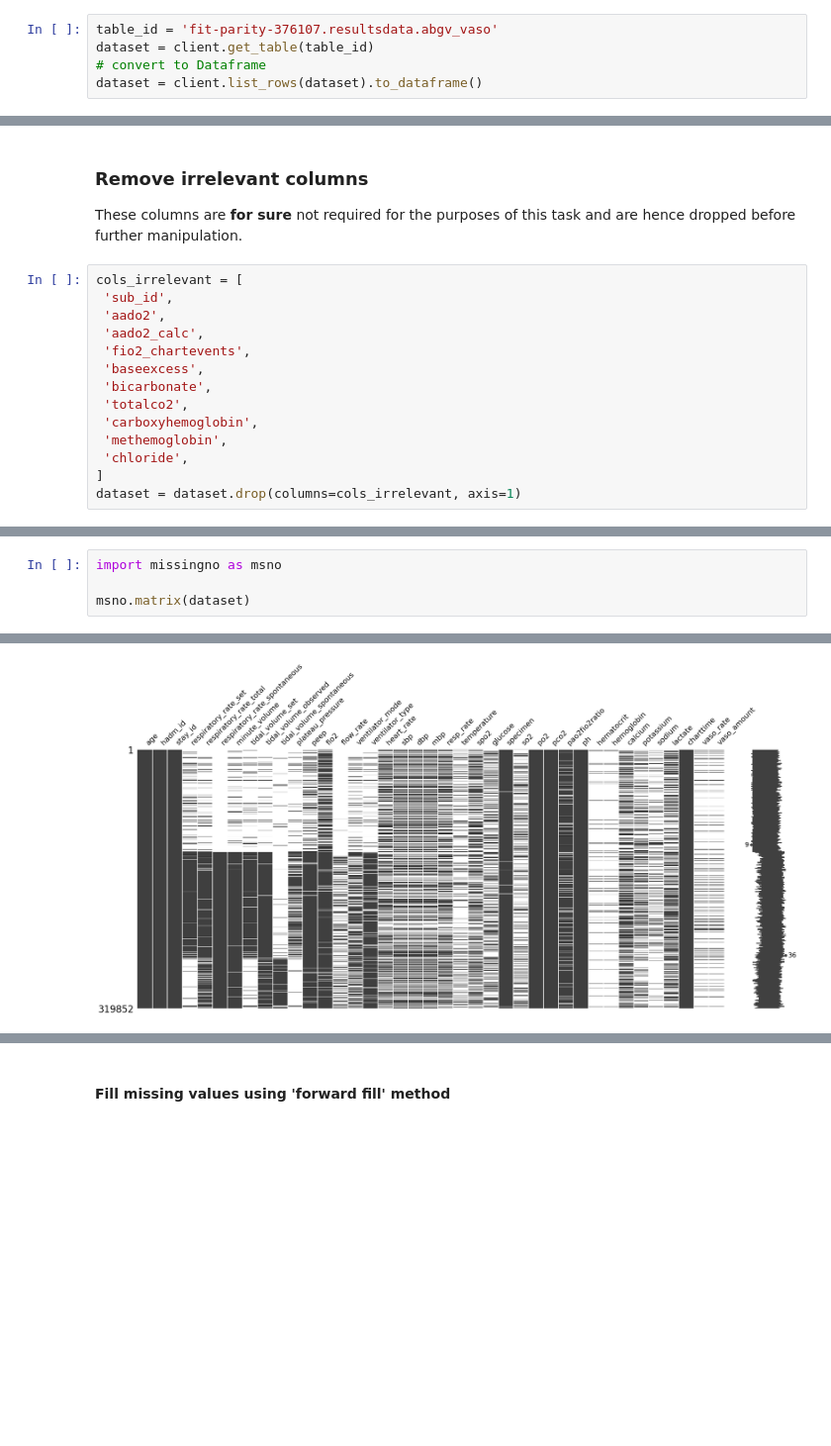
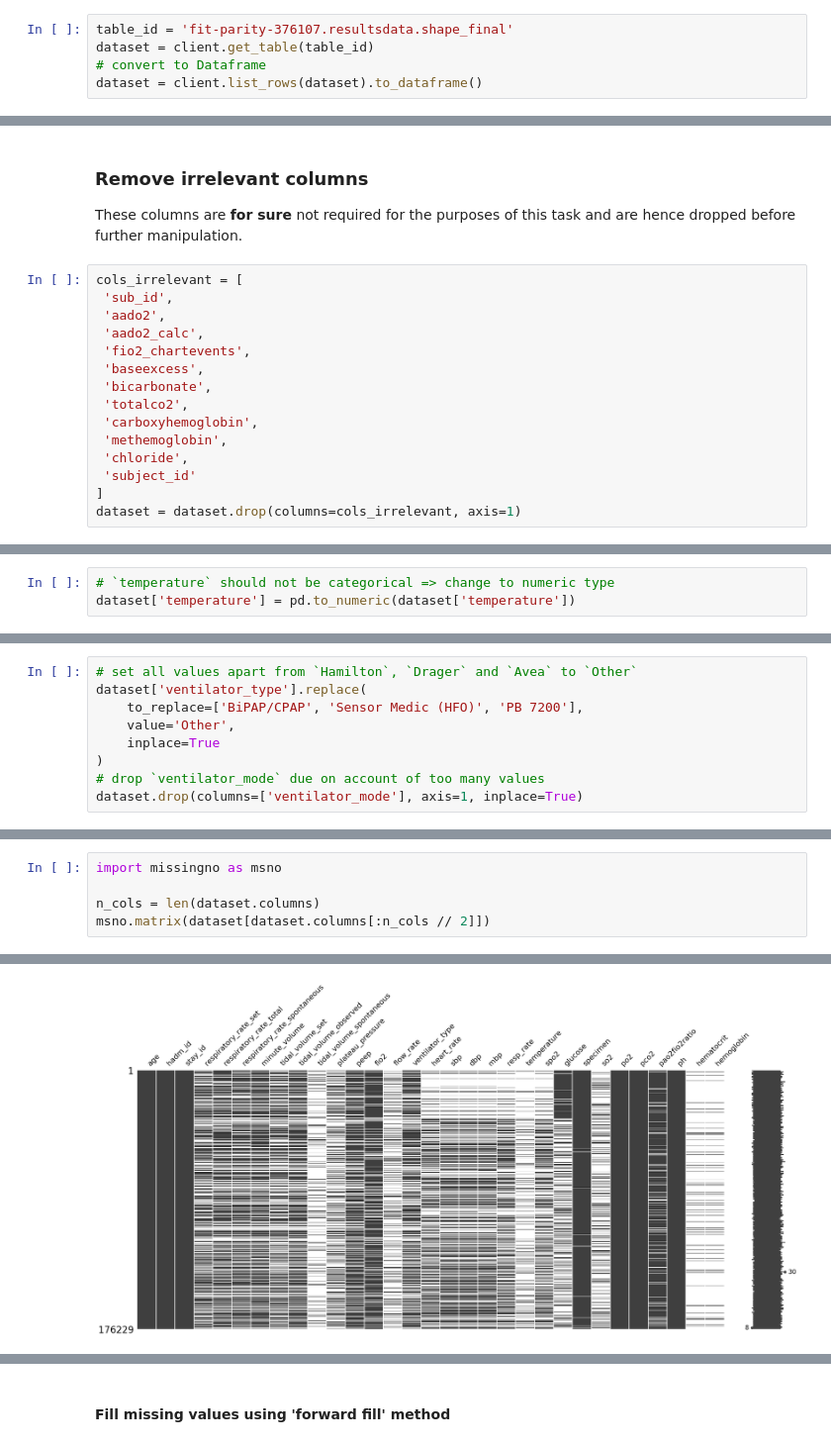
Before and after one commit to gokullan/early-ARDS-prediction, a Jupyter notebook: Early_Prediction_of_ARDS.ipynb, the cells around one changed output, grey strips where cells are left out. Shown at 99% size. Cells and saved outputs as stored; diff of their text form; blank space fills up the shorter version.

```diff
--- a/Early_Prediction_of_ARDS.ipynb
+++ b/Early_Prediction_of_ARDS.ipynb
@@ -14,7 +14,7 @@ auth.authenticate_user()
 # %% [markdown]
 ## Load data from BigQuery
 # %%
-table_id = 'fit-parity-376107.resultsdata.abgv_vaso'
+table_id = 'fit-parity-376107.resultsdata.shape_final'
 dataset = client.get_table(table_id)
 # convert to Dataframe
 dataset = client.list_rows(dataset).to_dataframe()
@@ -44,5 +81,6 @@ cols_irrelevant = [
  'carboxyhemoglobin',
  'methemoglobin',
  'chloride',
+ 'subject_id'
 ]
 dataset = dataset.drop(columns=cols_irrelevant, axis=1)
@@ -91,0 +102,3 @@ null_data
+# %%
+# `temperature` should not be categorical => change to numeric type
+dataset['temperature'] = pd.to_numeric(dataset['temperature'])
@@ -91,0 +134,9 @@ null_data
+# %%
+# set all values apart from `Hamilton`, `Drager` and `Avea` to `Other`
+dataset['ventilator_type'].replace(
+    to_replace=['BiPAP/CPAP', 'Sensor Medic (HFO)', 'PB 7200'],
+    value='Other',
+    inplace=True
+)
+# drop `ventilator_mode` due on account of too many values
+dataset.drop(columns=['ventilator_mode'], axis=1, inplace=True)
@@ -92,7 +151,8 @@ null_data
 # %%
 import missingno as msno
 
-msno.matrix(dataset)
+n_cols = len(dataset.columns)
+msno.matrix(dataset[dataset.columns[:n_cols // 2]])
 # %% [output]
 <Axes: >
-[figure, old version]
+[figure, new version]
```
Also changed, not shown: parts of 84 cells of this notebook.
